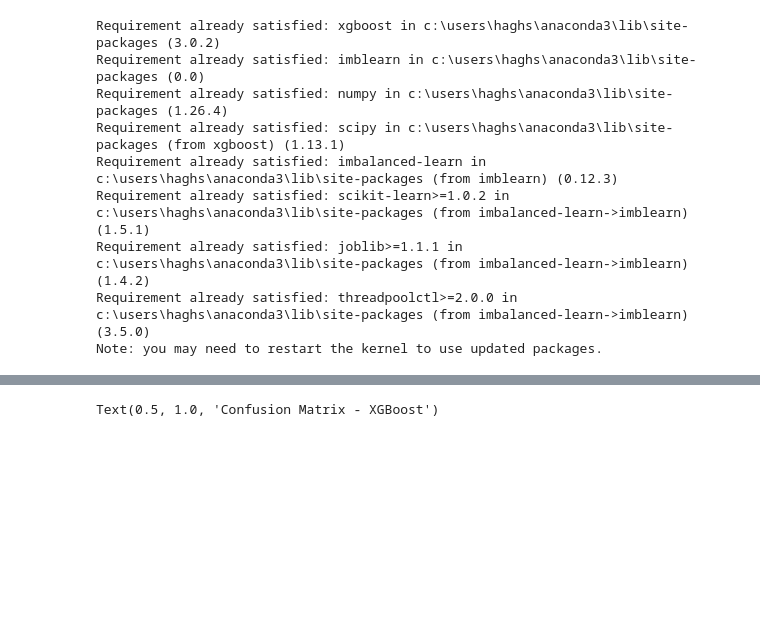
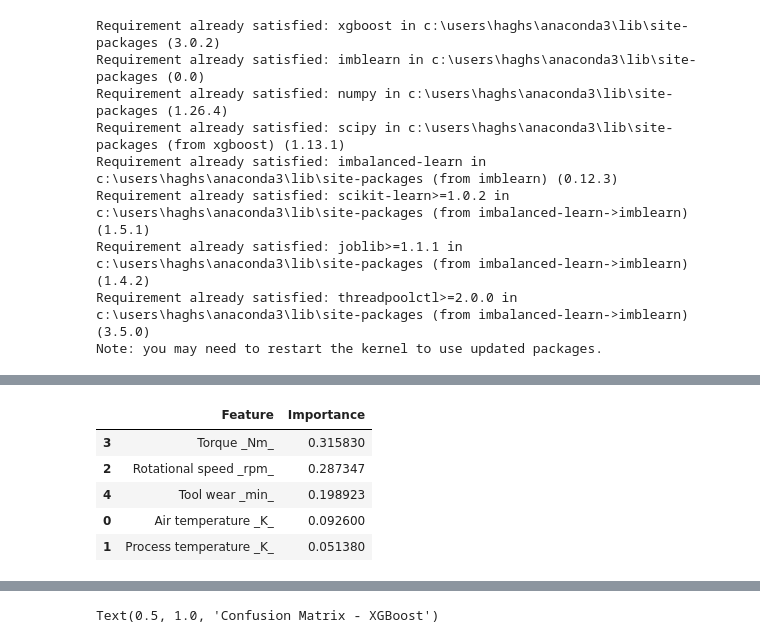
Before and after one commit to Hossein-Haghshenas/industrial-machine-fail-prediction, a Jupyter notebook: predict-maintenance.ipynb, the cells around one changed output, grey strips where cells are left out. Drawn from its saved outputs; the diff is of its cells as text; code cells hidden in the pictures; blank space fills up the shorter version.

```diff
--- a/predict-maintenance.ipynb
+++ b/predict-maintenance.ipynb
@@ -59,18 +100,29 @@ lr_importances = lr_importances.reindex(
 # %%
 # train data with Random Forest model
+# n_estimators is the count of trees in every forest
+# max depth is every tree depth
 rf_model = RandomForestClassifier(
     n_estimators=100,
     max_depth=10,
     class_weight='balanced',
     random_state=42
 )
 rf_model.fit(X_train_resampled, y_train_resampled)
 
 # Get RF feature importance
 rf_importances = pd.DataFrame({
     'Feature': feature_names,
     'Importance': rf_model.feature_importances_
 })
 rf_importances = rf_importances.sort_values('Importance', ascending=False)
+
+rf_importances.head()
+# %% [output]
+|  | Feature | Importance |
+| 3 | Torque _Nm_ | 0.315830 |
+| 2 | Rotational speed _rpm_ | 0.287347 |
+| 4 | Tool wear _min_ | 0.198923 |
+| 0 | Air temperature _K_ | 0.092600 |
+| 1 | Process temperature _K_ | 0.051380 |
 # %%
 # train data with XGBoost model
```
Also changed, not shown: parts of 6 cells of this notebook.
